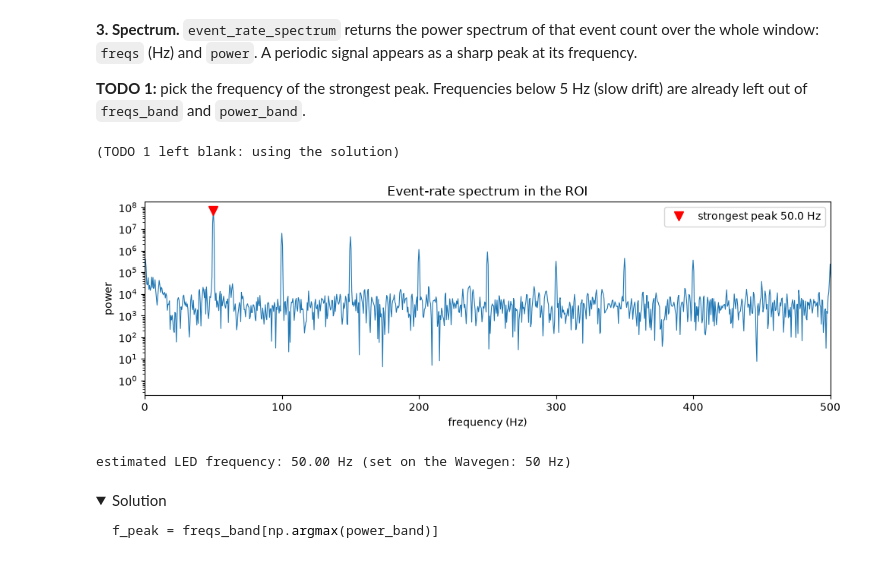
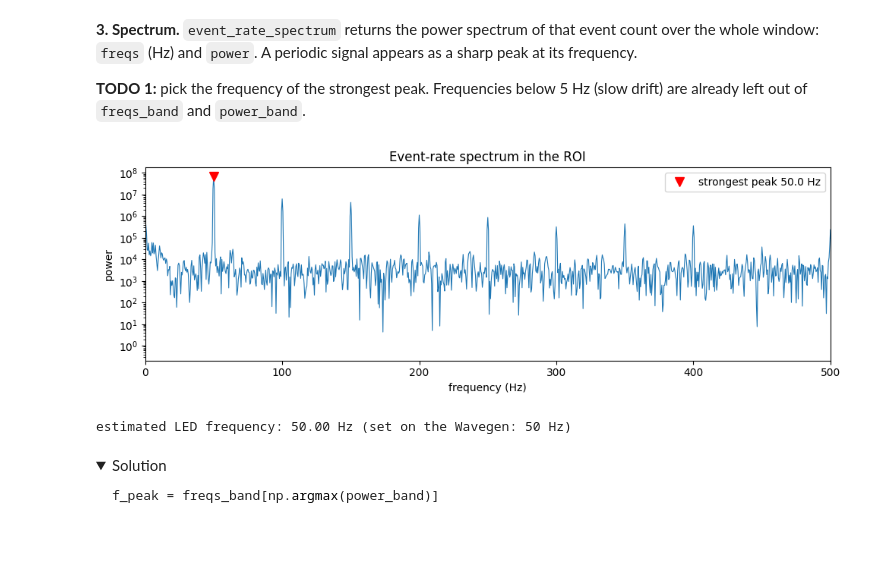
Before and after one commit to allusson/event-perception, a Jupyter notebook: demo/event_camera_demo.ipynb, the cells around one changed output. Cells and saved outputs as stored; diff of their text form; code cells hidden in the pictures; folded sections open.

```diff
--- a/demo/event_camera_demo.ipynb
+++ b/demo/event_camera_demo.ipynb
@@ -176,26 +194,25 @@ plt.title("Event rate in the ROI"); plt.tight_layout(); plt.show()
 # %%
 freqs, power, f_lib = event_rate_spectrum(events, t0, t1, bin_us=BIN_US, roi=roi, polarity=POLARITY)
 band = freqs >= 5.0
 freqs_band, power_band = freqs[band], power[band]
 
 # TODO 1: frequency of the strongest peak (use freqs_band, power_band and np.argmax)
-f_peak = ...
+#f_peak = freqs_band[np.argmax(power_band)]
 
 if f_peak is ...:
     f_peak = freqs_band[np.argmax(power_band)]
     print("(TODO 1 left blank: using the solution)")
 f_est = f_peak / EVENTS_PER_CYCLE
 
 plt.figure(figsize=(10, 3.5))
 plt.semilogy(freqs[1:], power[1:], lw=0.8)
 plt.plot(f_peak, power_band.max(), "rv", ms=9, label=f"strongest peak {f_peak:.1f} Hz")
 plt.xlim(0, 10 * f_peak); plt.xlabel("frequency (Hz)"); plt.ylabel("power")
 plt.title("Event-rate spectrum in the ROI"); plt.legend(); plt.tight_layout(); plt.show()
 print(f"estimated LED frequency: {f_est:.2f} Hz (set on the Wavegen: {F_TRUE} Hz)")
 # %% [output]
+[figure]
-(TODO 1 left blank: using the solution)
+estimated LED frequency: 50.00 Hz (set on the Wavegen: 50 Hz)
-[figure]
-estimated LED frequency: 50.00 Hz (set on the Wavegen: 50 Hz)
 # %% [markdown]
 <details><summary>Solution</summary>
 
```
Also changed, not shown: parts of 7 cells of this notebook.
